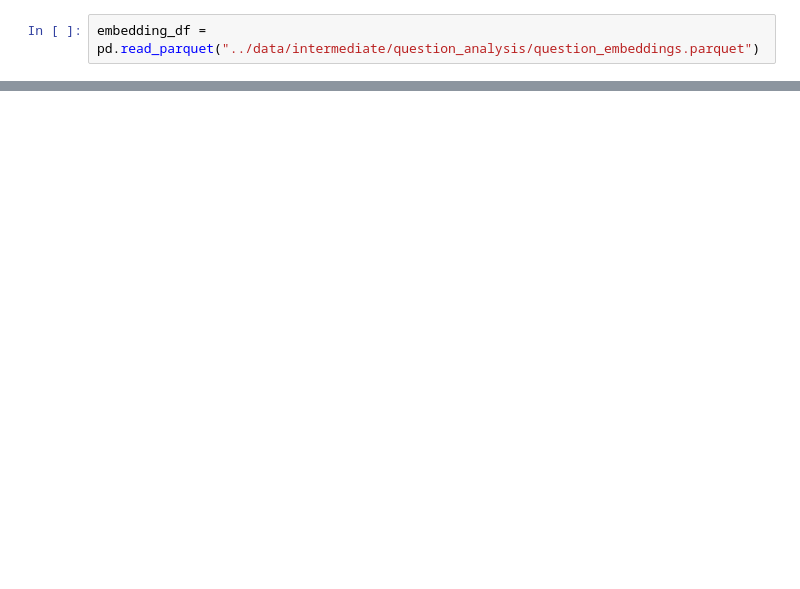
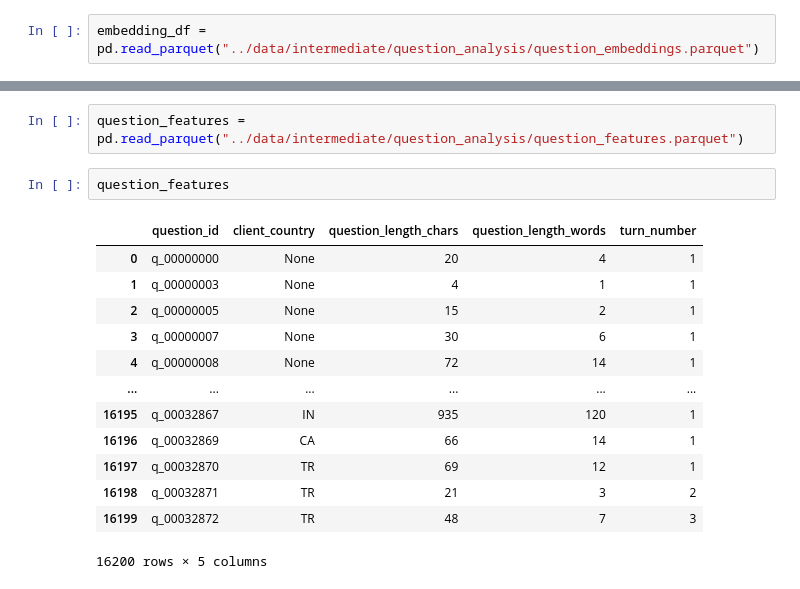
Before and after one commit to yang3kc/ai_search_arena, a Jupyter notebook: notebooks/questions_explore.ipynb, the cells around one changed output, grey strips where cells are left out. Cells and saved outputs as stored; diff of their text form; blank space fills up the shorter version.

```diff
--- a/notebooks/questions_explore.ipynb
+++ b/notebooks/questions_explore.ipynb
@@ -285,0 +302,18 @@ embedding_df
+# %%
+question_features = pd.read_parquet("../data/intermediate/question_analysis/question_features.parquet")
+# %%
+question_features
+# %% [output]
+|  | question_id | client_country | question_length_chars | question_length_words | turn_number |
+| 0 | q_00000000 | None | 20 | 4 | 1 |
+| 1 | q_00000003 | None | 4 | 1 | 1 |
+| 2 | q_00000005 | None | 15 | 2 | 1 |
+| 3 | q_00000007 | None | 30 | 6 | 1 |
+| 4 | q_00000008 | None | 72 | 14 | 1 |
+| ... | ... | ... | ... | ... | ... |
+| 16195 | q_00032867 | IN | 935 | 120 | 1 |
+| 16196 | q_00032869 | CA | 66 | 14 | 1 |
+| 16197 | q_00032870 | TR | 69 | 12 | 1 |
+| 16198 | q_00032871 | TR | 21 | 3 | 2 |
+| 16199 | q_00032872 | TR | 48 | 7 | 3 |
+16200 rows × 5 columns
```
Also changed, not shown: parts of 2 cells of this notebook, 3 other files.
